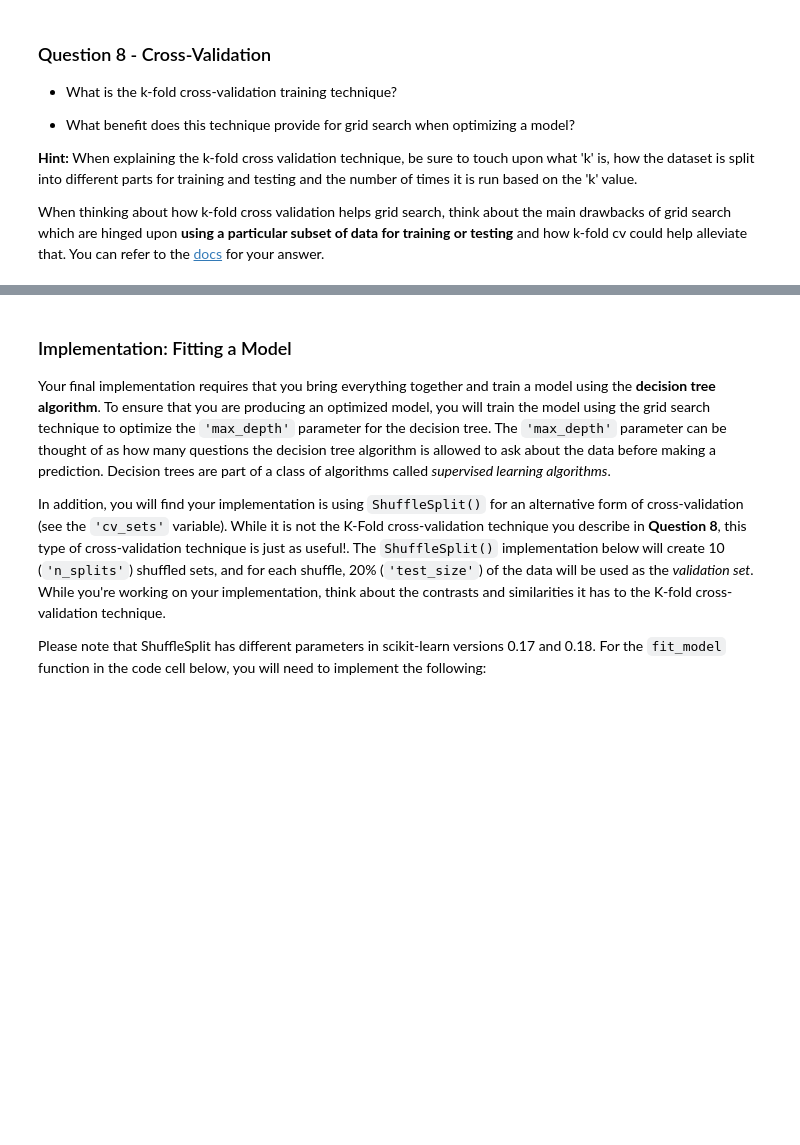
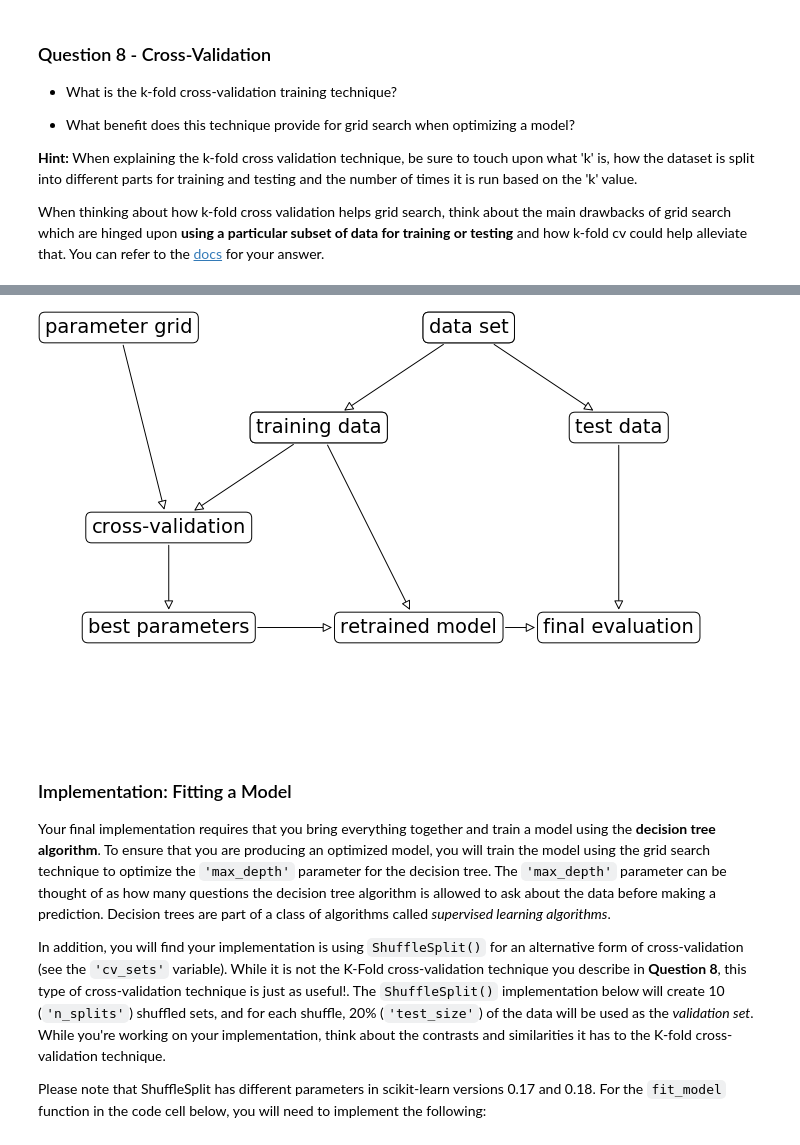
Before and after one commit to michaelkim9/boston_housing, a Jupyter notebook: boston_housing.ipynb, the cells around one changed output, grey strips where cells are left out. Saved outputs shown, nothing was run; the diff lists cells and outputs as text; code cells hidden in the pictures; blank space fills up the shorter version.

```diff
--- a/boston_housing.ipynb
+++ b/boston_housing.ipynb
@@ -296,3 +305,8 @@ Cross-validation is beneficial because it helps us understand how a model parame
+# %%
+import mglearn
+mglearn.plot_grid_search.plot_grid_search_overview()
+# %% [output]
+[figure, added]
 # %% [markdown]
 ### Implementation: Fitting a Model
 Your final implementation requires that you bring everything together and train a model using the **decision tree algorithm**. To ensure that you are producing an optimized model, you will train the model using the grid search technique to optimize the `'max_depth'` parameter for the decision tree. The `'max_depth'` parameter can be thought of as how many questions the decision tree algorithm is allowed to ask about the data before making a prediction. Decision trees are part of a class of algorithms called *supervised learning algorithms*.
```
Also changed, not shown: parts of 2 cells of this notebook, 1 other file.
